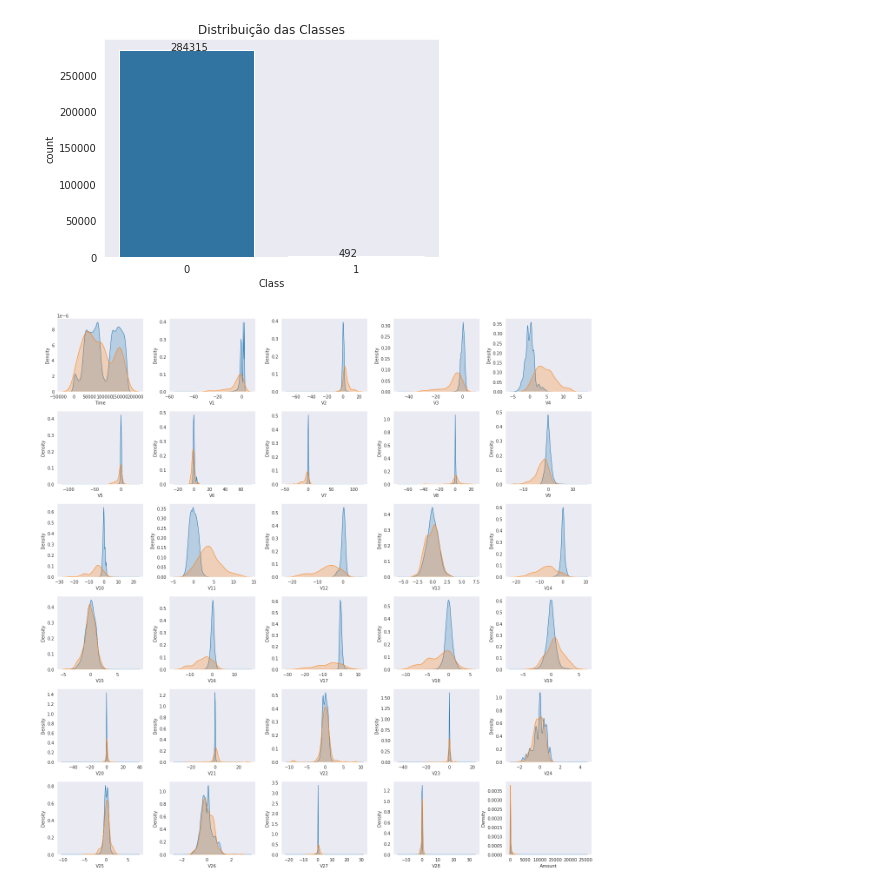
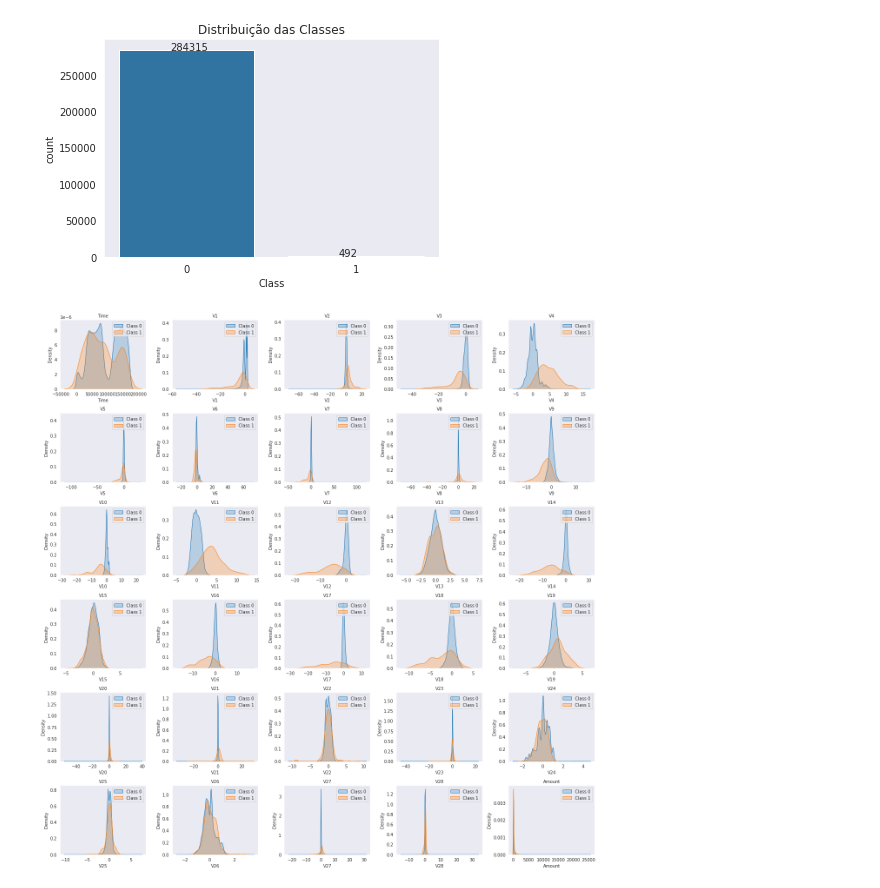
Before and after one commit to josepefg/kaggle, a Jupyter notebook: Credit_Card_Fraud_Detection.ipynb, the cells around one changed output. Cells and saved outputs as stored; diff of their text form; code cells hidden in the pictures.

```diff
--- a/Credit_Card_Fraud_Detection.ipynb
+++ b/Credit_Card_Fraud_Detection.ipynb
@@ -147,20 +147,21 @@ Fraudes representam 0.1727% do dataset.
 # %%
 # Verificar o comportamento das variáveis em relação a classe
 column_names = df.drop(['Class'], axis=1).columns
 num_plots = len(column_names)
 df_class_0 = df[df.Class == 0]
 df_class_1 = df[df.Class == 1]
 
 fig, ax = plt.subplots(nrows=6, ncols=5, figsize=(18,18))
 fig.subplots_adjust(hspace=1, wspace=1)
 
 idx = 0
 for col in column_names:
     idx += 1
     plt.subplot(6, 5, idx)
     sns.kdeplot(df_class_0[col], label="Class 0", shade=True)
     sns.kdeplot(df_class_1[col], label="Class 1", shade=True)
-    # plt.title(col, fontsize=10)
+    plt.title(col, fontsize=10)
+    plt.legend()
 plt.tight_layout()
 # %% [output]
-[figure, old version]
+[figure, new version]
```
Also changed, not shown: parts of 16 cells of this notebook.
